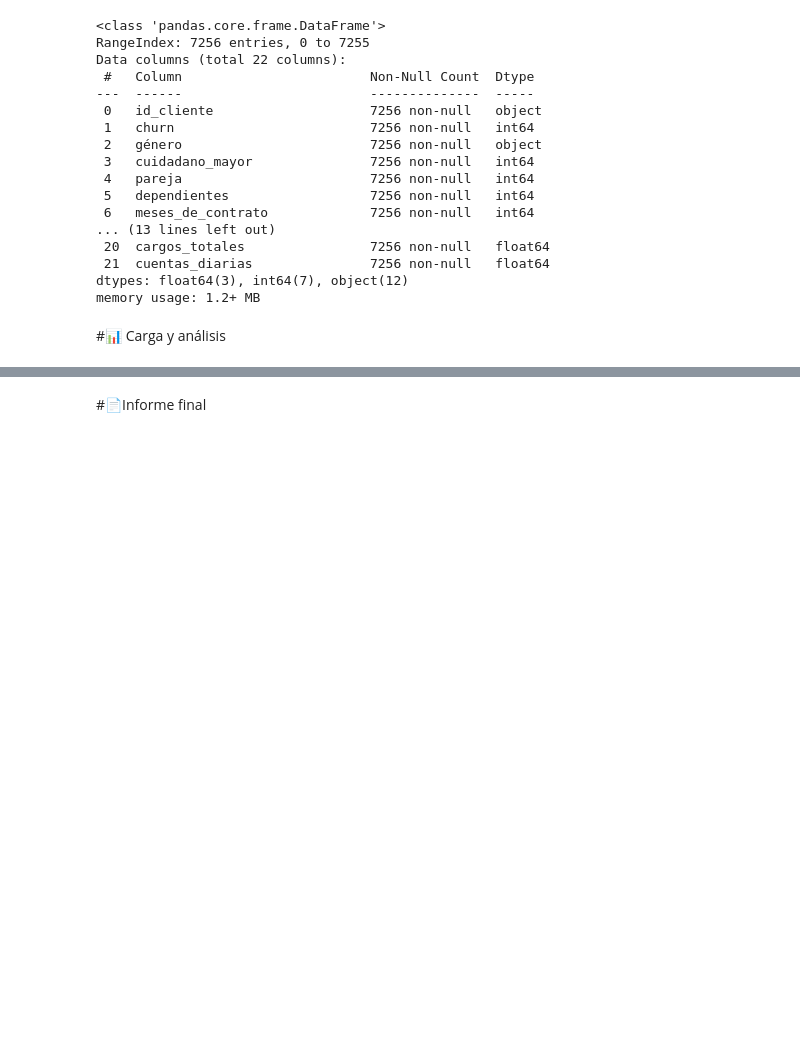
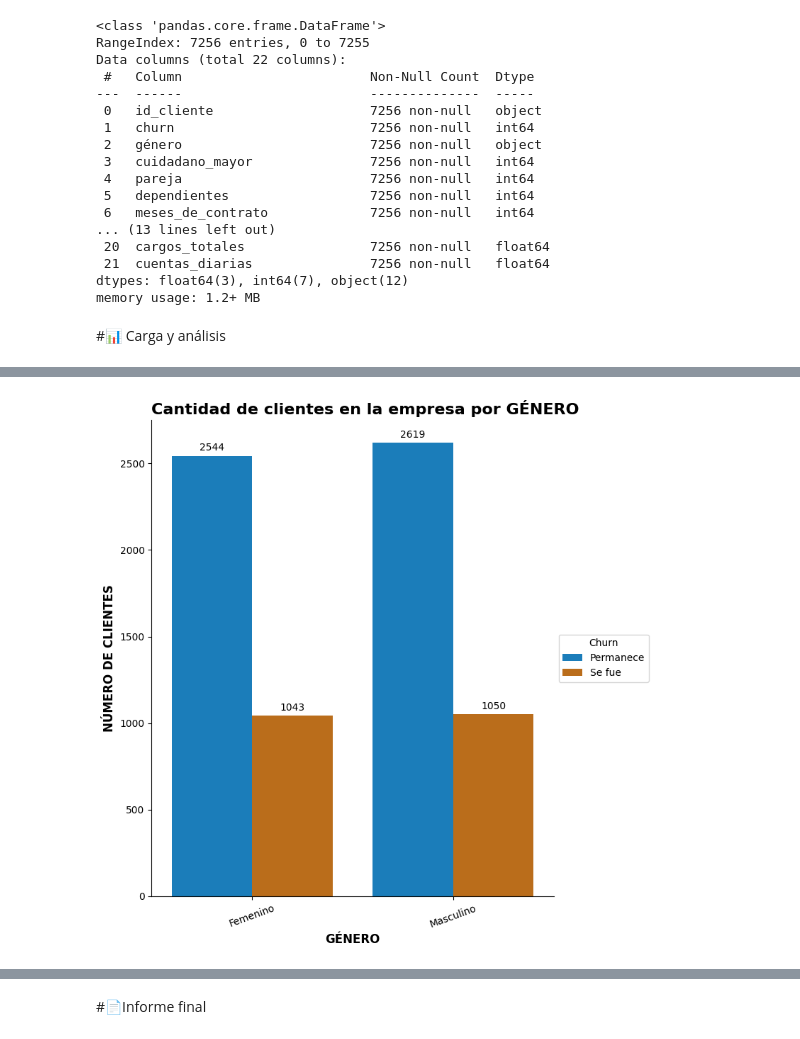
Before and after one commit to AlanGranea/Challenge-Telecom-X, a Jupyter notebook: Challenge_Telecom_X.ipynb, the cells around one changed output, grey strips where cells are left out. Drawn from its saved outputs; the diff is of its cells as text; code cells hidden in the pictures; blank space fills up the shorter version.

```diff
--- a/Challenge_Telecom_X.ipynb
+++ b/Challenge_Telecom_X.ipynb
@@ -597,0 +679,37 @@ memory usage: 1.2+ MB
+# %%
+import seaborn as sns
+
+conteo_contrato = df_normalizado.groupby(['género', 'churn']).size().reset_index(name='Total')
+
+palette = {
+    'Permanece': '#0083d5',
+    'Se fue': '#d56e00'
+}
+
+conteo_contrato['churn'] = conteo_contrato['churn'].map({0: 'Permanece', 1: 'Se fue'})
+
+fig, ax = plt.subplots(figsize=(8, 8))
+sns.despine()
+
+sns.barplot(
+    data=conteo_contrato,
+    x='género',
+    y='Total',
+    hue='churn',
+    palette=palette,
+    ax=ax
+)
+
+ax.set_title('Cantidad de clientes en la empresa por GÉNERO', fontsize=16, loc='left', fontweight='bold')
+ax.set_xlabel('GÉNERO', fontsize=12, fontweight='bold')
+ax.set_ylabel('NÚMERO DE CLIENTES', fontsize=12, fontweight='bold')
+ax.tick_params(axis='x', rotation=20)
+ax.legend(title='Churn', loc='center left', bbox_to_anchor=(1, 0.5))
+
+for container in ax.containers:
+    ax.bar_label(container, fmt='%d', fontsize=10, padding=3)
+
+plt.tight_layout()
+plt.show()
+# %% [output]
+[figure, added]
```
Also changed, not shown: parts of 18 cells of this notebook.
